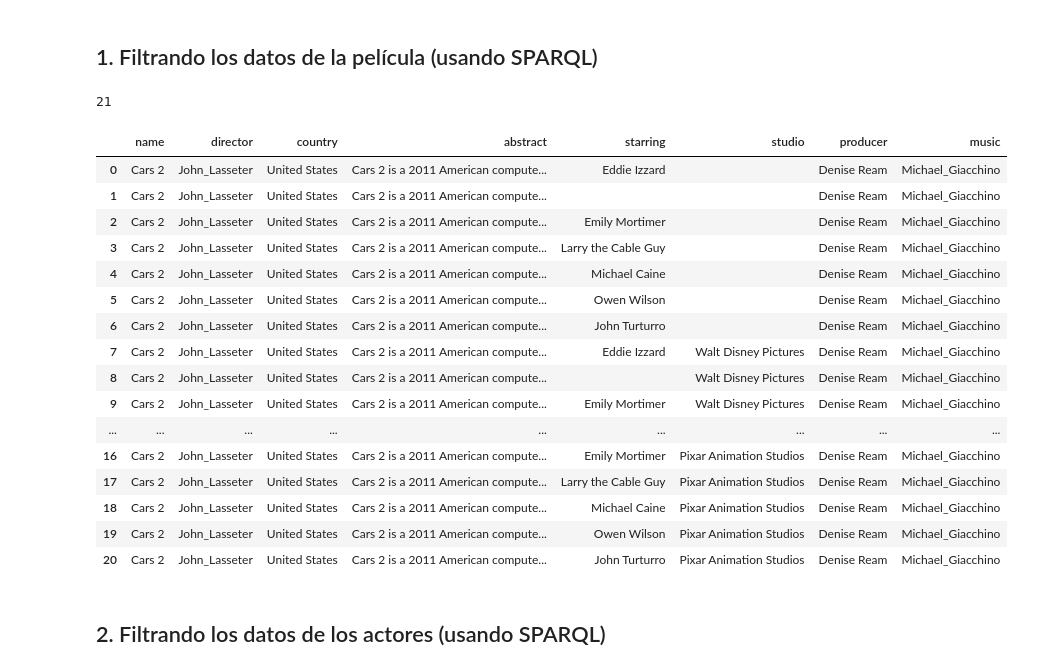
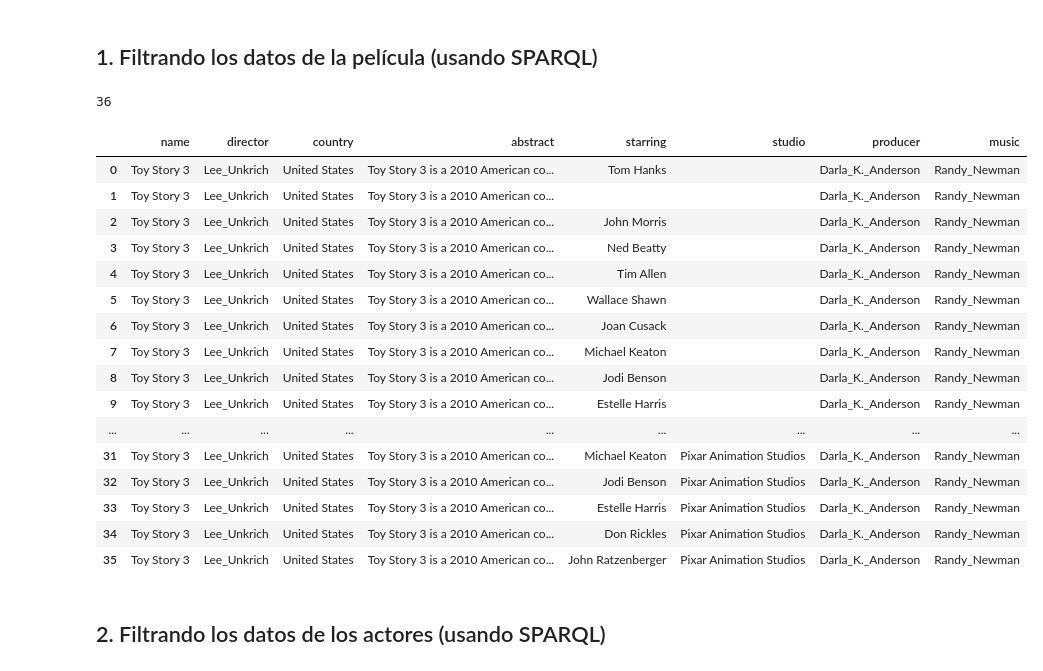
Before and after one commit to antoniomata99/BigData-SemanticEnrichment, a Jupyter notebook: Laboratorio.ipynb, the cells around one changed output. Cells and saved outputs as stored; diff of their text form; code cells hidden in the pictures.

```diff
--- a/Laboratorio.ipynb
+++ b/Laboratorio.ipynb
@@ -77,26 +117,26 @@ def enriquecer(dataframe,titulo):
     df.drop_duplicates()
     return df
 # %%
-detallePelicula("Cars_2")
+detallePelicula("Toy_Story_3")
 # %% [output]
-21
+36
 |  | name | director | country | abstract | starring | studio | producer | music |
-| 0 | Cars 2 | John_Lasseter | United States | Cars 2 is a 2011 American compute... | Eddie Izzard |  | Denise Ream | Michael_Giacchino |
-| 1 | Cars 2 | John_Lasseter | United States | Cars 2 is a 2011 American compute... |  |  | Denise Ream | Michael_Giacchino |
-| 2 | Cars 2 | John_Lasseter | United States | Cars 2 is a 2011 American compute... | Emily Mortimer |  | Denise Ream | Michael_Giacchino |
-| 3 | Cars 2 | John_Lasseter | United States | Cars 2 is a 2011 American compute... | Larry the Cable Guy |  | Denise Ream | Michael_Giacchino |
-| 4 | Cars 2 | John_Lasseter | United States | Cars 2 is a 2011 American compute... | Michael Caine |  | Denise Ream | Michael_Giacchino |
-| 5 | Cars 2 | John_Lasseter | United States | Cars 2 is a 2011 American compute... | Owen Wilson |  | Denise Ream | Michael_Giacchino |
-| 6 | Cars 2 | John_Lasseter | United States | Cars 2 is a 2011 American compute... | John Turturro |  | Denise Ream | Michael_Giacchino |
-| 7 | Cars 2 | John_Lasseter | United States | Cars 2 is a 2011 American compute... | Eddie Izzard | Walt Disney Pictures | Denise Ream | Michael_Giacchino |
-| 8 | Cars 2 | John_Lasseter | United States | Cars 2 is a 2011 American compute... |  | Walt Disney Pictures | Denise Ream | Michael_Giacchino |
-| 9 | Cars 2 | John_Lasseter | United States | Cars 2 is a 2011 American compute... | Emily Mortimer | Walt Disney Pictures | Denise Ream | Michael_Giacchino |
+| 0 | Toy Story 3 | Lee_Unkrich | United States | Toy Story 3 is a 2010 American co... | Tom Hanks |  | Darla_K._Anderson | Randy_Newman |
+| 1 | Toy Story 3 | Lee_Unkrich | United States | Toy Story 3 is a 2010 American co... |  |  | Darla_K._Anderson | Randy_Newman |
+| 2 | Toy Story 3 | Lee_Unkrich | United States | Toy Story 3 is a 2010 American co... | John Morris |  | Darla_K._Anderson | Randy_Newman |
+| 3 | Toy Story 3 | Lee_Unkrich | United States | Toy Story 3 is a 2010 American co... | Ned Beatty |  | Darla_K._Anderson | Randy_Newman |
+| 4 | Toy Story 3 | Lee_Unkrich | United States | Toy Story 3 is a 2010 American co... | Tim Allen |  | Darla_K._Anderson | Randy_Newman |
+| 5 | Toy Story 3 | Lee_Unkrich | United States | Toy Story 3 is a 2010 American co... | Wallace Shawn |  | Darla_K._Anderson | Randy_Newman |
+| 6 | Toy Story 3 | Lee_Unkrich | United States | Toy Story 3 is a 2010 American co... | Joan Cusack |  | Darla_K._Anderson | Randy_Newman |
+| 7 | Toy Story 3 | Lee_Unkrich | United States | Toy Story 3 is a 2010 American co... | Michael Keaton |  | Darla_K._Anderson | Randy_Newman |
+| 8 | Toy Story 3 | Lee_Unkrich | United States | Toy Story 3 is a 2010 American co... | Jodi Benson |  | Darla_K._Anderson | Randy_Newman |
+| 9 | Toy Story 3 | Lee_Unkrich | United States | Toy Story 3 is a 2010 American co... | Estelle Harris |  | Darla_K._Anderson | Randy_Newman |
 | ... | ... | ... | ... | ... | ... | ... | ... | ... |
-| 16 | Cars 2 | John_Lasseter | United States | Cars 2 is a 2011 American compute... | Emily Mortimer | Pixar Animation Studios | Denise Ream | Michael_Giacchino |
-| 17 | Cars 2 | John_Lasseter | United States | Cars 2 is a 2011 American compute... | Larry the Cable Guy | Pixar Animation Studios | Denise Ream | Michael_Giacchino |
-| 18 | Cars 2 | John_Lasseter | United States | Cars 2 is a 2011 American compute... | Michael Caine | Pixar Animation Studios | Denise Ream | Michael_Giacchino |
-| 19 | Cars 2 | John_Lasseter | United States | Cars 2 is a 2011 American compute... | Owen Wilson | Pixar Animation Studios | Denise Ream | Michael_Giacchino |
-| 20 | Cars 2 | John_Lasseter | United States | Cars 2 is a 2011 American compute... | John Turturro | Pixar Animation Studios | Denise Ream | Michael_Giacchino |
+| 31 | Toy Story 3 | Lee_Unkrich | United States | Toy Story 3 is a 2010 American co... | Michael Keaton | Pixar Animation Studios | Darla_K._Anderson | Randy_Newman |
+| 32 | Toy Story 3 | Lee_Unkrich | United States | Toy Story 3 is a 2010 American co... | Jodi Benson | Pixar Animation Studios | Darla_K._Anderson | Randy_Newman |
+| 33 | Toy Story 3 | Lee_Unkrich | United States | Toy Story 3 is a 2010 American co... | Estelle Harris | Pixar Animation Studios | Darla_K._Anderson | Randy_Newman |
+| 34 | Toy Story 3 | Lee_Unkrich | United States | Toy Story 3 is a 2010 American co... | Don Rickles | Pixar Animation Studios | Darla_K._Anderson | Randy_Newman |
+| 35 | Toy Story 3 | Lee_Unkrich | United States | Toy Story 3 is a 2010 American co... | John Ratzenberger | Pixar Animation Studios | Darla_K._Anderson | Randy_Newman |
 # %% [markdown]
 ## 2. Filtrando los datos de los actores (usando SPARQL)
 # %%
```
Also changed, not shown: parts of 17 cells of this notebook.
